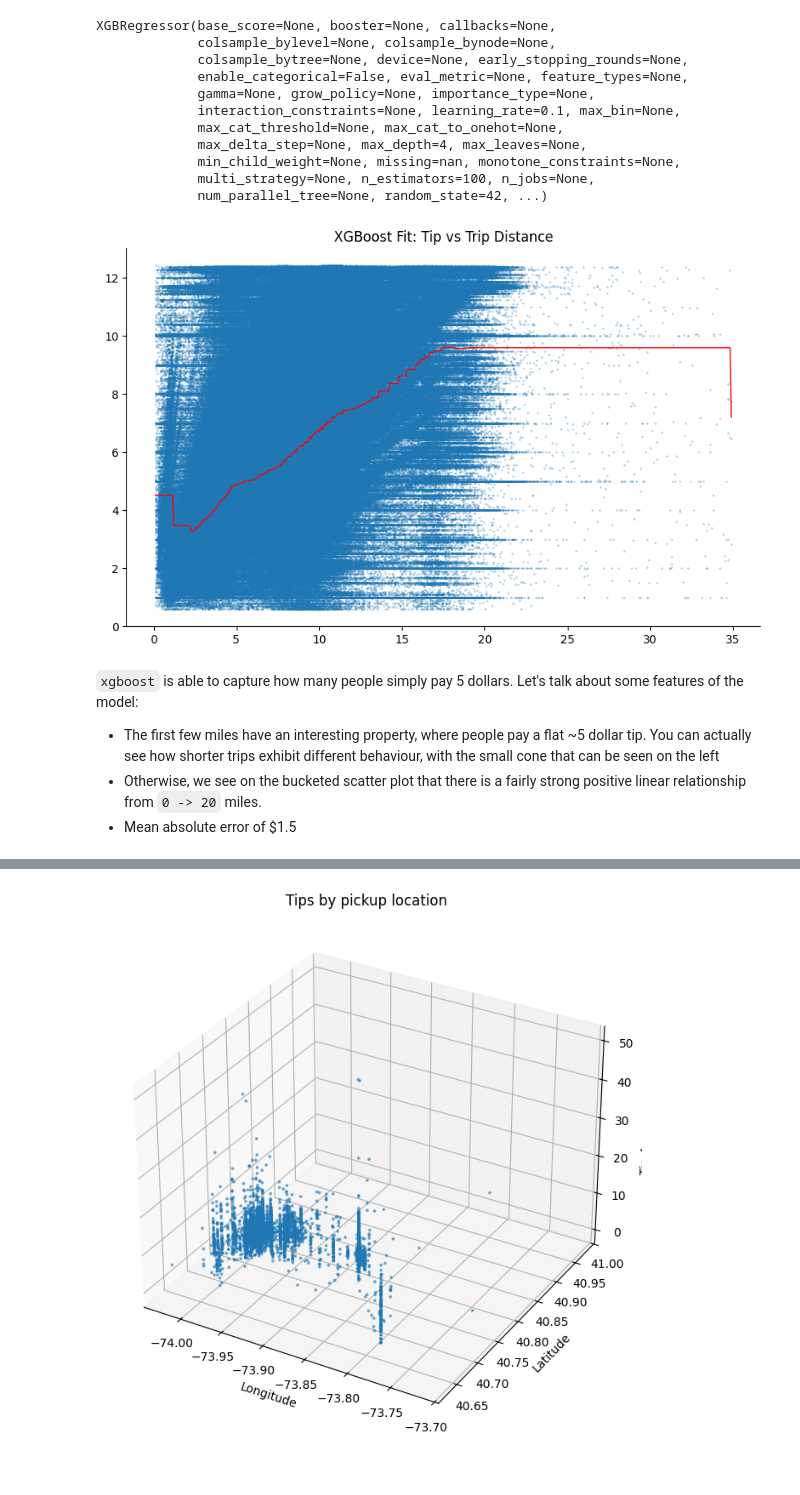
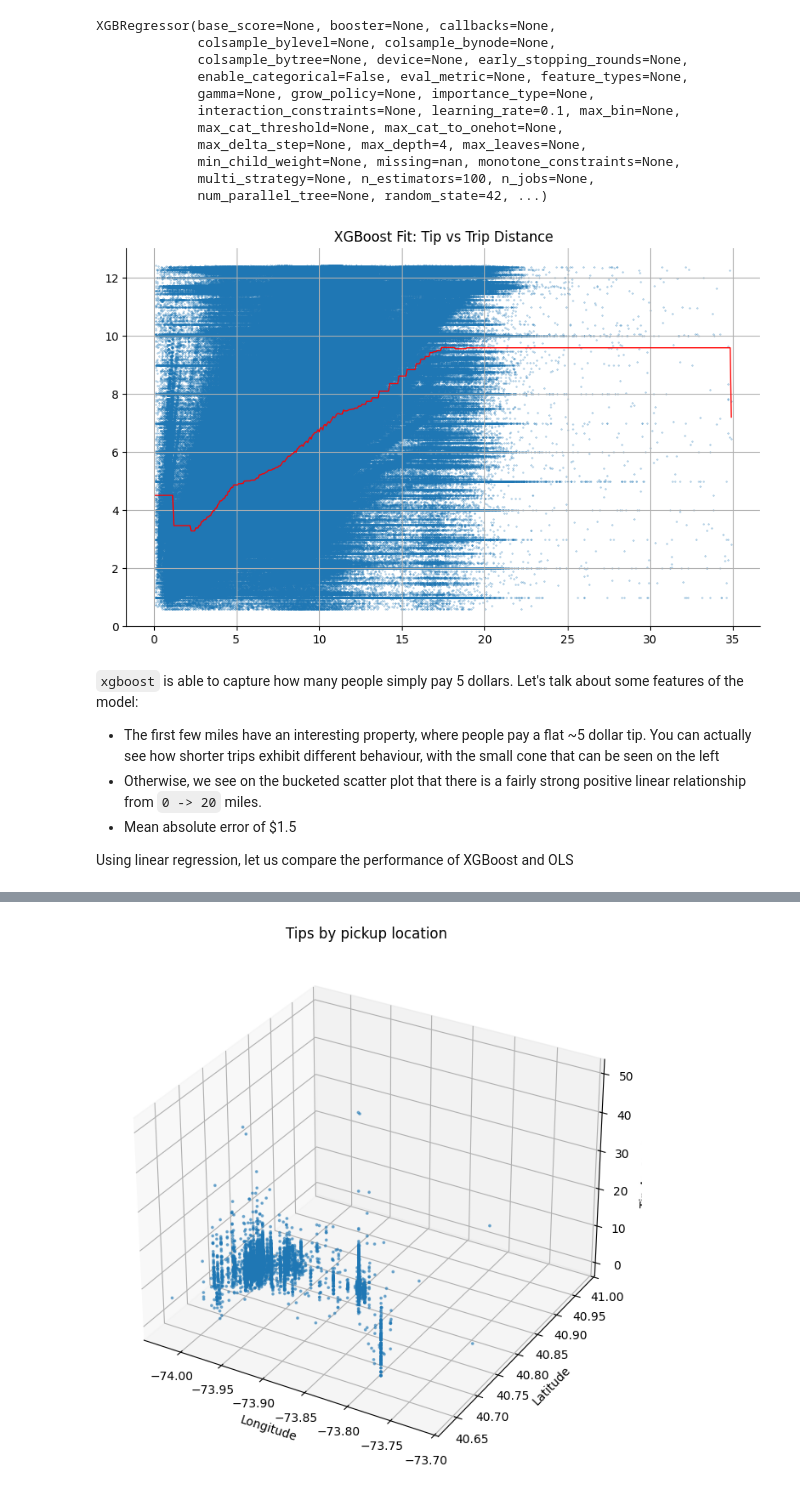
Before and after one commit to haezera/taxis-and-ubers, a Jupyter notebook: research/tips.ipynb, the cells around one changed output, grey strips where cells are left out. Saved outputs shown, nothing was run; the diff lists cells and outputs as text; code cells hidden in the pictures.

```diff
--- a/research/tips.ipynb
+++ b/research/tips.ipynb
@@ -123,17 +124,19 @@ XGBRegressor(base_score=None, booster=None, callbacks=None,
 # %%
 x_line = np.linspace(X['trip_distance'].min(), X['trip_distance'].max(), 500).reshape(-1, 1)
 y_pred_line = final_model.predict(x_line)
 
 plt.figure(figsize=(10, 6))
 plt.scatter(X['trip_distance'], y, marker='x', s=1, alpha=0.3)
 plt.plot(x_line, y_pred_line, color='red', linewidth=1)
 sns.despine()
 plt.title('XGBoost Fit: Tip vs Trip Distance')
-plt.show()
+plt.grid()
 # %% [output]
-[figure, old version]
+[figure, new version]
 # %% [markdown]
 `xgboost` is able to capture how many people simply pay 5 dollars. Let's talk about some features of the model:
 - The first few miles have an interesting property, where people pay a flat ~5 dollar tip. You can actually see how shorter trips exhibit different behaviour, with the small cone that can be seen on the left
 - Otherwise, we see on the bucketed scatter plot that there is a fairly strong positive linear relationship from `0 -> 20` miles.
 - Mean absolute error of $1.5
+
+Using linear regression, let us compare the performance of XGBoost and OLS
```
Also changed, not shown: parts of 14 cells of this notebook, 2 other files.
